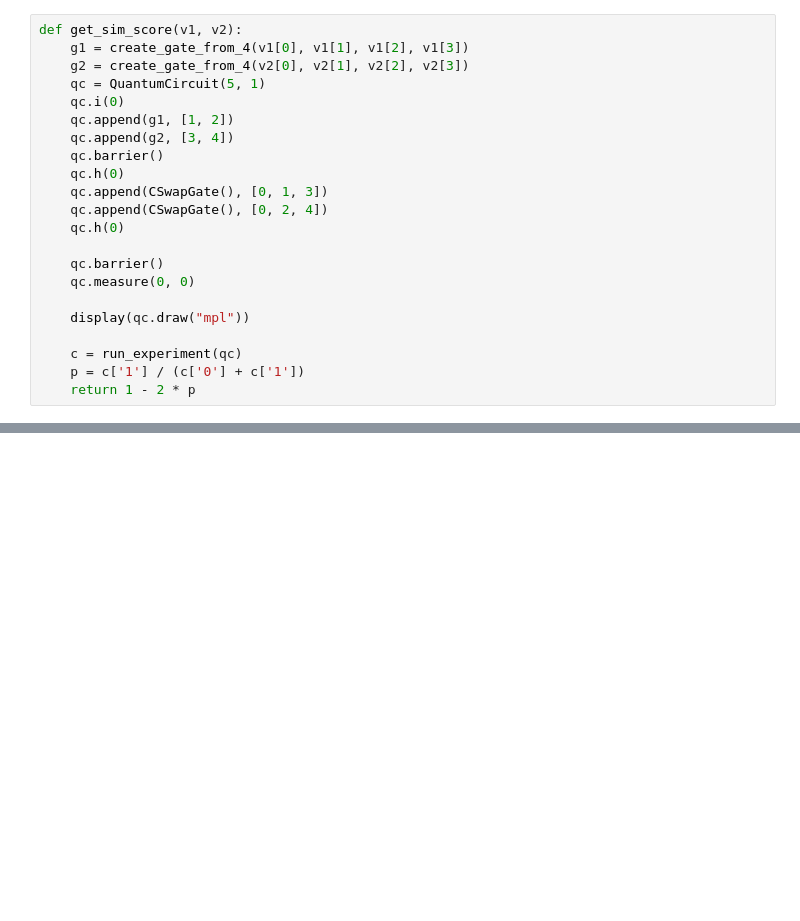
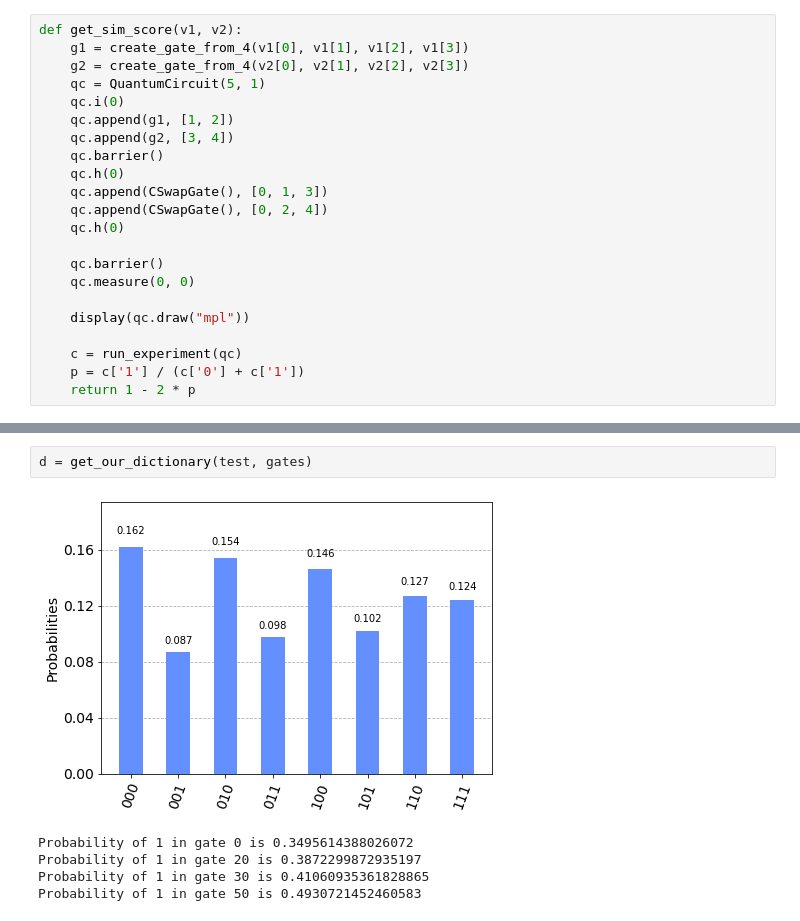
Before and after one commit to Inverseit/quantum, a Jupyter notebook: generating any 2d state.ipynb, the cells around one changed output, grey strips where cells are left out. Saved outputs shown, nothing was run; the diff lists cells and outputs as text; blank space fills up the shorter version.

```diff
--- a/generating any 2d state.ipynb
+++ b/generating any 2d state.ipynb
@@ -201,0 +1203,8 @@ def get_sim_score(v1, v2):
+# %%
+d = get_our_dictionary(test, gates)
+# %% [output]
+[figure, added]
+Probability of 1 in gate 0 is 0.3495614388026072
+Probability of 1 in gate 20 is 0.3872299872935197
+Probability of 1 in gate 30 is 0.41060935361828865
+Probability of 1 in gate 50 is 0.4930721452460583
```
Also changed, not shown: parts of 19 cells of this notebook, 3 other files.
